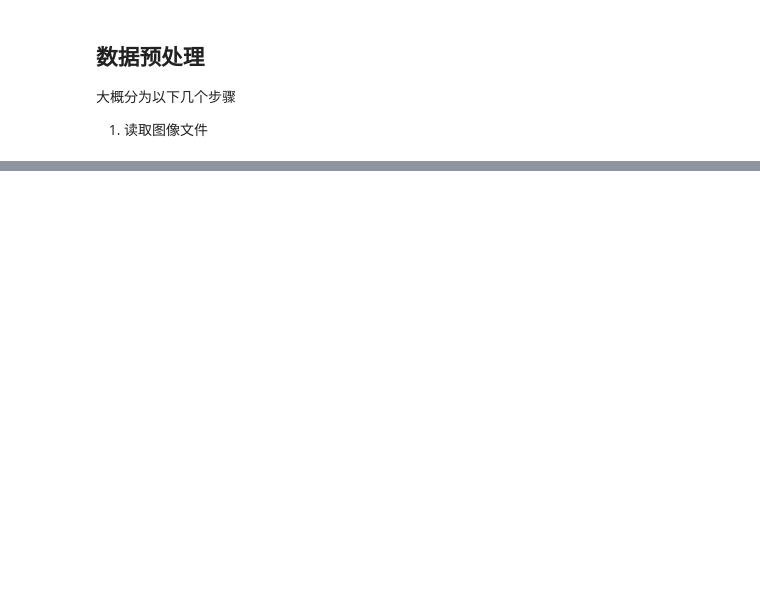
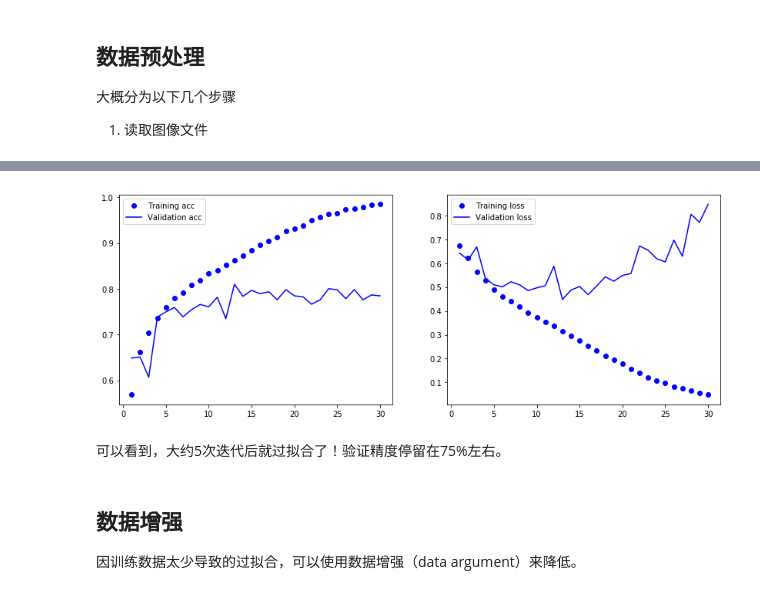
Before and after one commit to whu-pzhang/deep-learning-with-keras, a Jupyter notebook: cat_and_dog.ipynb, the cells around one changed output, grey strips where cells are left out. Cells and saved outputs as stored; diff of their text form; code cells hidden in the pictures; blank space fills up the shorter version.

Commit message:
use data argument in cat_and_dog dataset

```diff
--- a/cat_and_dog.ipynb
+++ b/cat_and_dog.ipynb
@@ -64,3 +105,14 @@ from keras.preprocessing.image import ImageDataGenerator
 大概分为以下几个步骤
 
 1. 读取图像文件
+# %%
+from keras.preprocessing.image import ImageDataGenerator
+
+# data generator
+datagen = ImageDataGenerator(rescale=1. / 255)
+
+batch_size = 32
+
+train_generator = datagen.flow(train_set, train_labels, batch_size=batch_size)
+
+val_generator = datagen.flow(val_set, val_labels, batch_size=batch_size)
@@ -66,0 +158,11 @@ from keras.preprocessing.image import ImageDataGenerator
+# %%
+model.compile(optimizer=optimizers.RMSprop(lr=1e-4),
+             loss=losses.binary_crossentropy,
+             metrics=[metrics.binary_accuracy])
+# %%
+history = model.fit_generator(
+    train_generator,
+    steps_per_epoch=train_set.shape[0] // batch_size,
+    epochs=30,
+    validation_data=val_generator,
+    validation_steps=val_set.shape[0] // batch_size)
@@ -66,0 +189,31 @@ from keras.preprocessing.image import ImageDataGenerator
+# %%
+def plot_accuracy_and_loss(history):
+    acc = history.history['binary_accuracy']
+    loss = history.history['loss']
+
+    val_acc = history.history['val_binary_accuracy']
+    val_loss = history.history['val_loss']
+
+    epochs = np.arange(len(acc)) + 1
+
+    fig, ax = plt.subplots(1, 2, figsize=(14, 5))
+
+    ax[0].plot(epochs, acc, 'bo', label='Training acc')
+    ax[0].plot(epochs, val_acc, 'b', label='Validation acc')
+    ax[0].legend(loc='best')
+
+    ax[1].plot(epochs, loss, 'bo', label='Training loss')
+    ax[1].plot(epochs, val_loss, 'b', label='Validation loss')
+    ax[1].legend(loc='best')
+
+    plt.show()
+# %%
+plot_accuracy_and_loss(history)
+# %% [output]
+[figure, added]
+# %% [markdown]
+可以看到，大约5次迭代后就过拟合了！验证精度停留在75%左右。
+# %% [markdown]
+## 数据增强
+
+因训练数据太少导致的过拟合，可以使用数据增强（data argument）来降低。
```
Also changed, not shown: parts of 26 cells of this notebook.
